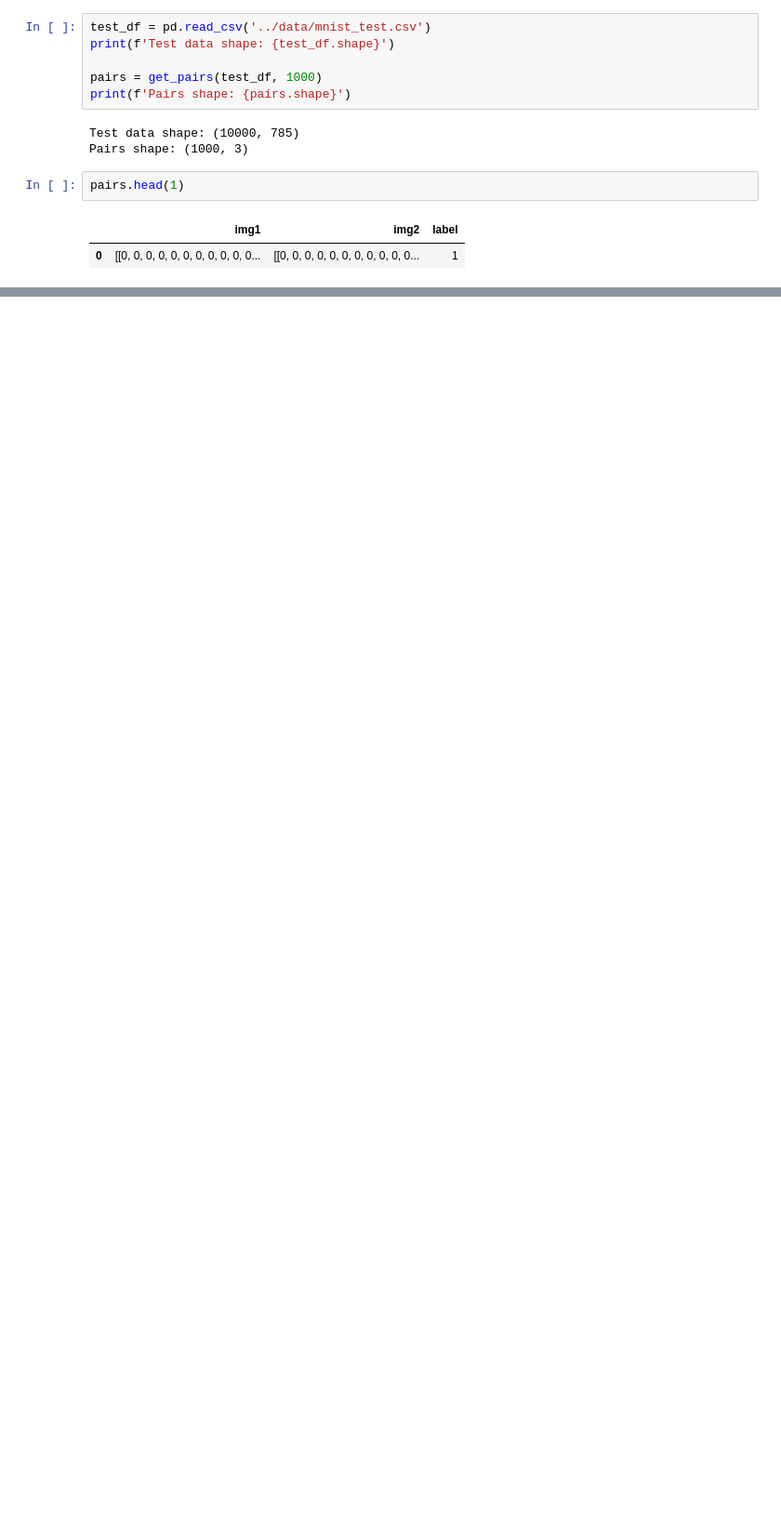
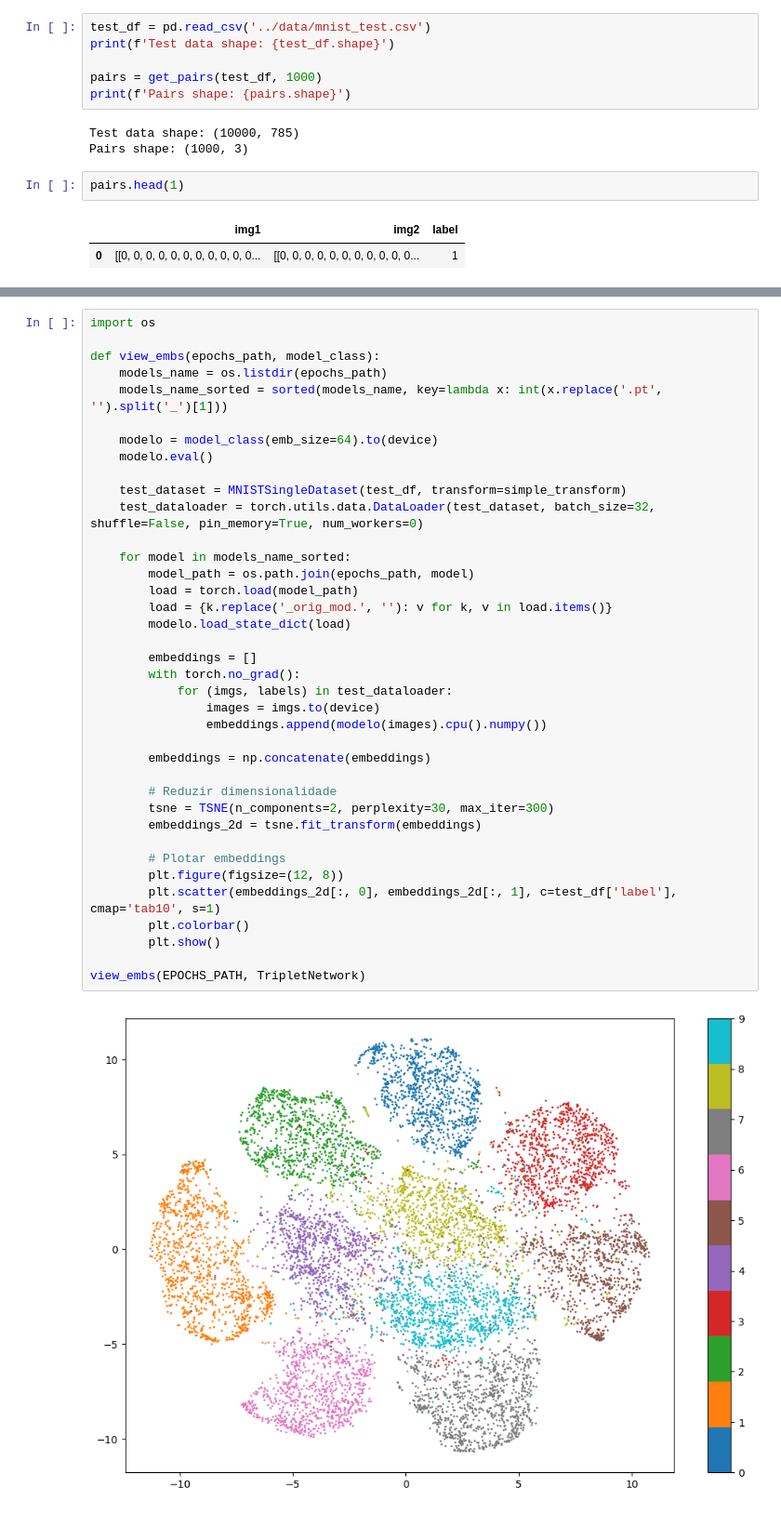
Before and after one commit to luccacb16/MNIST-Triplet, a Jupyter notebook: notebooks/eval.ipynb, the cells around one changed output, grey strips where cells are left out. Shown at 93% size. Saved outputs shown, nothing was run; the diff lists cells and outputs as text; blank space fills up the shorter version.

```diff
--- a/notebooks/eval.ipynb
+++ b/notebooks/eval.ipynb
@@ -83,0 +84,40 @@ Target FAR: 1e-02 | Threshold: 0.0010
+# %%
+import os
+
+def view_embs(epochs_path, model_class):
+    models_name = os.listdir(epochs_path)
+    models_name_sorted = sorted(models_name, key=lambda x: int(x.replace('.pt', '').split('_')[1]))
+
+    modelo = model_class(emb_size=64).to(device)
+    modelo.eval()
+
+    test_dataset = MNISTSingleDataset(test_df, transform=simple_transform)
+    test_dataloader = torch.utils.data.DataLoader(test_dataset, batch_size=32, shuffle=False, pin_memory=True, num_workers=0)
+
+    for model in models_name_sorted:
+        model_path = os.path.join(epochs_path, model)
+        load = torch.load(model_path)
+        load = {k.replace('_orig_mod.', ''): v for k, v in load.items()}
+        modelo.load_state_dict(load)
+
+        embeddings = []
+        with torch.no_grad():
+            for (imgs, labels) in test_dataloader:
+                images = imgs.to(device)
+                embeddings.append(modelo(images).cpu().numpy())
+
+        embeddings = np.concatenate(embeddings)
+
+        # Reduzir dimensionalidade
+        tsne = TSNE(n_components=2, perplexity=30, max_iter=300)
+        embeddings_2d = tsne.fit_transform(embeddings)
+
+        # Plotar embeddings
+        plt.figure(figsize=(12, 8))
+        plt.scatter(embeddings_2d[:, 0], embeddings_2d[:, 1], c=test_df['label'], cmap='tab10', s=1)
+        plt.colorbar()
+        plt.show()
+
+view_embs(EPOCHS_PATH, TripletNetwork)
+# %% [output]
+[figure, added]
```
Also changed, not shown: parts of 9 cells of this notebook, 7 other files.
